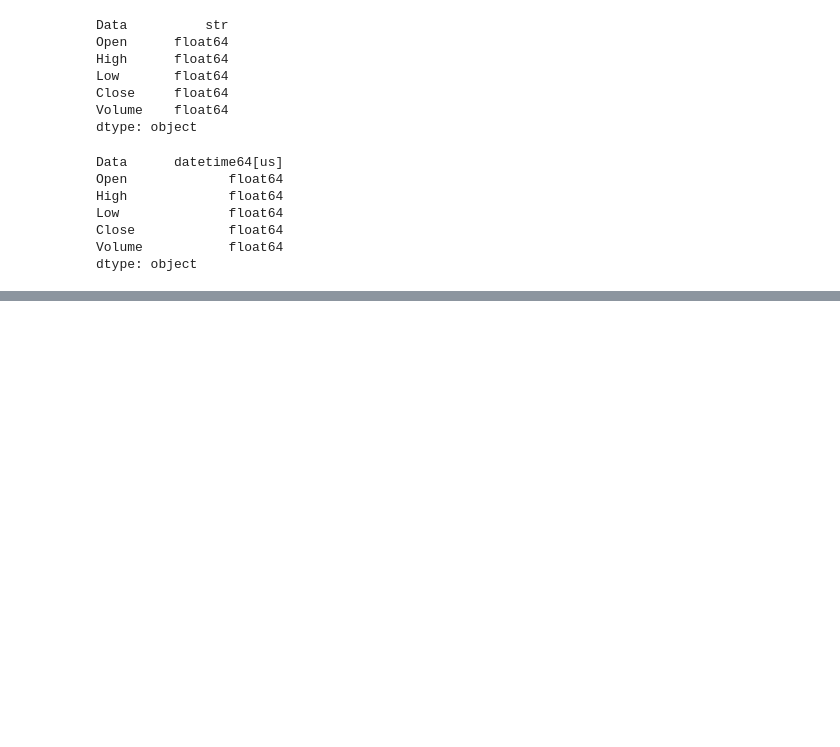
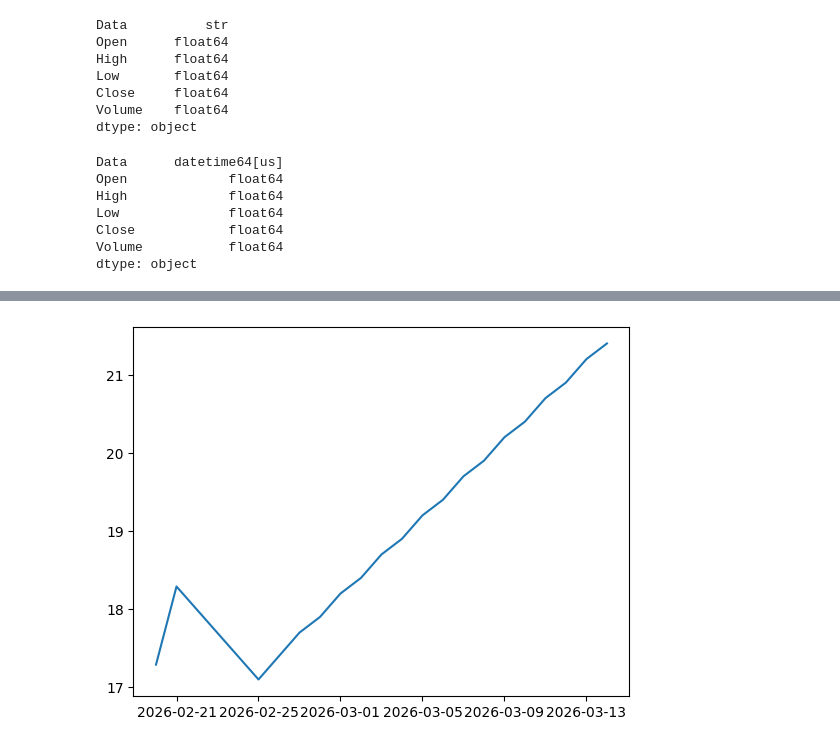
Before and after one commit to hady872/egypt-stock-ai-bot, a Jupyter notebook: notebooks/day2_data_loading.ipynb, the cells around one changed output, grey strips where cells are left out. Saved outputs shown, nothing was run; the diff lists cells and outputs as text; code cells hidden in the pictures; blank space fills up the shorter version.

Commit message:
Day 4: visualization and moving average

```diff
--- a/notebooks/day2_data_loading.ipynb
+++ b/notebooks/day2_data_loading.ipynb
@@ -81,0 +198,6 @@ df
+# %%
+plt.figure()
+plt.plot(df["Close"])
+plt.show()
+# %% [output]
+[figure, added]
```
Also changed, not shown: parts of 15 cells of this notebook, 2 other files.
